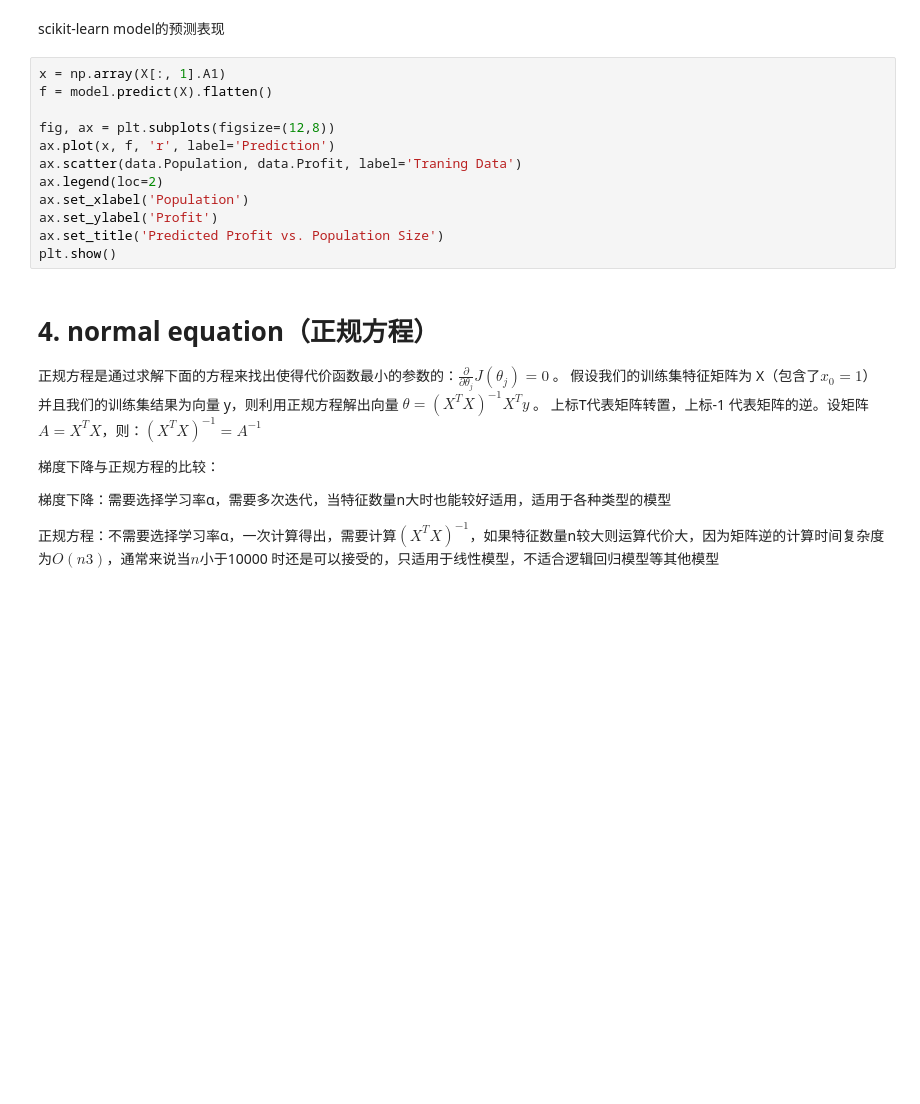
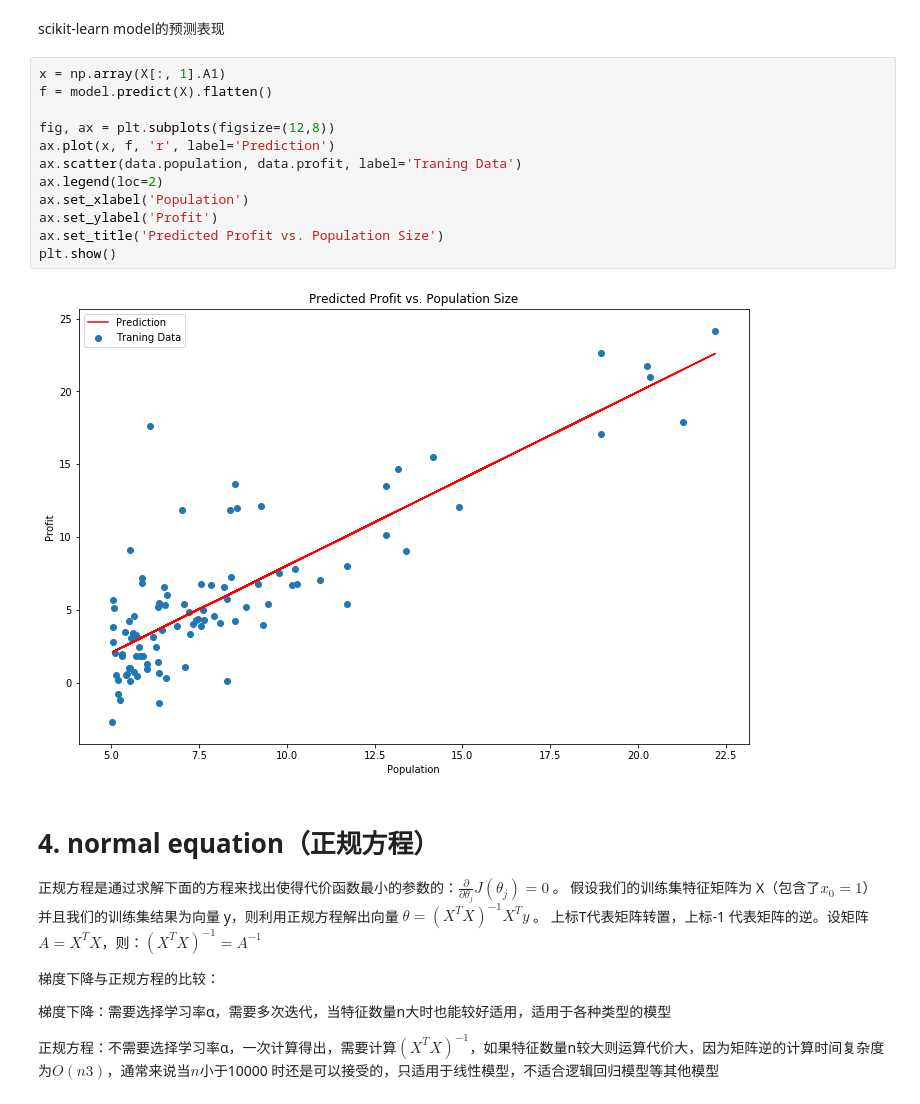
Before and after one commit to PowersYang/Coursera_ML_Exercise, a Jupyter notebook: machine-learning-ex1/ex1.ipynb, the cells around one changed output. Saved outputs shown, nothing was run; the diff lists cells and outputs as text; blank space fills up the shorter version.

```diff
--- a/machine-learning-ex1/ex1.ipynb
+++ b/machine-learning-ex1/ex1.ipynb
@@ -226,15 +253,17 @@ scikit-learn model的预测表现
 # %%
 x = np.array(X[:, 1].A1)
 f = model.predict(X).flatten()
 
 fig, ax = plt.subplots(figsize=(12,8))
 ax.plot(x, f, 'r', label='Prediction')
-ax.scatter(data.Population, data.Profit, label='Traning Data')
+ax.scatter(data.population, data.profit, label='Traning Data')
 ax.legend(loc=2)
 ax.set_xlabel('Population')
 ax.set_ylabel('Profit')
 ax.set_title('Predicted Profit vs. Population Size')
 plt.show()
+# %% [output]
+[figure, added]
 # %% [markdown]
 # 4. normal equation（正规方程）
 正规方程是通过求解下面的方程来找出使得代价函数最小的参数的：$\frac{\partial }{\partial {{\theta }_{j}}}J\left( {{\theta }_{j}} \right)=0$ 。
```
Also changed, not shown: parts of 11 cells of this notebook.
